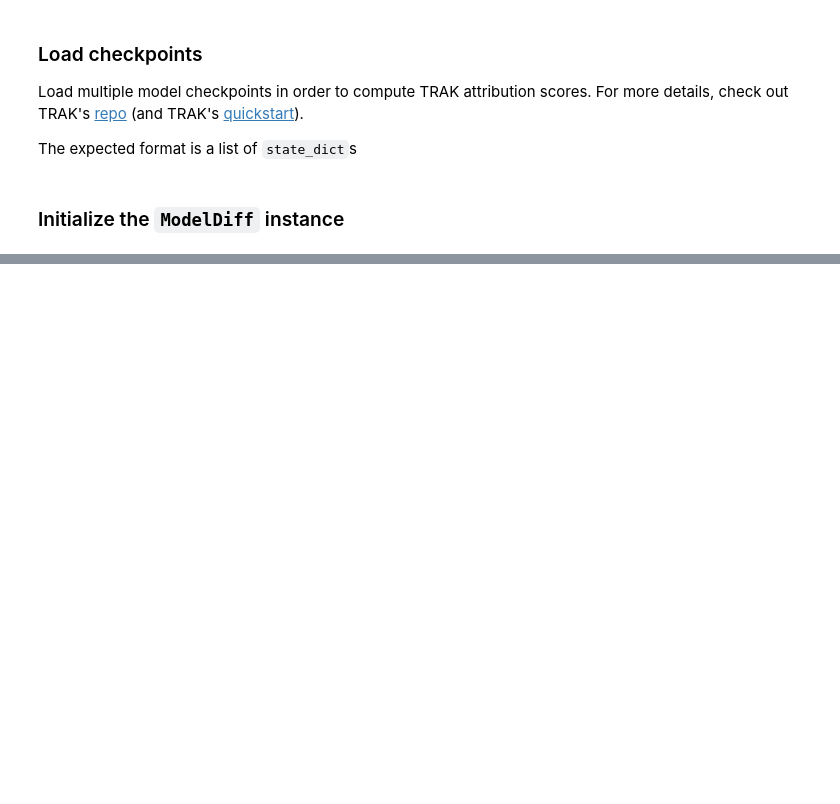
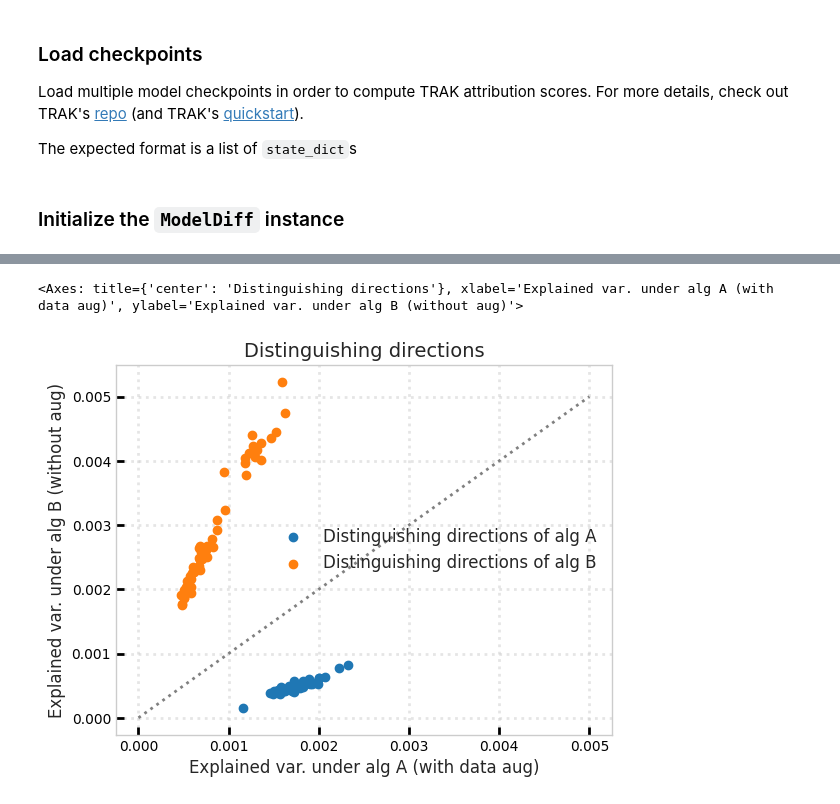
Before and after one commit to MadryLab/modeldiff, a Jupyter notebook: notebooks/api_example.ipynb, the cells around one changed output, grey strips where cells are left out. Drawn from its saved outputs; the diff is of its cells as text; code cells hidden in the pictures; blank space fills up the shorter version.

```diff
--- a/notebooks/api_example.ipynb
+++ b/notebooks/api_example.ipynb
@@ -135,0 +209,18 @@ That's it!
+# %%
+# plot explained variance
+ab_pairs = (diff1['variances']['A'], diff1['variances']['B'])
+ba_pairs = (diff2['variances']['B'], diff2['variances']['A'])
+
+plt.scatter(*ab_pairs, label='Distinguishing directions of alg A')
+plt.scatter(*ba_pairs, label='Distinguishing directions of alg B')
+x = np.linspace(0., 0.005)
+plt.plot(x,x, ls=':', lw=2, color='gray')
+
+plot_utils.update_ax(plt.gca(),
+                     'Distinguishing directions',
+                     'Explained var. under alg A (with data aug)',
+                     'Explained var. under alg B (without aug)',
+                     legend_loc='center right', )
+# %% [output]
+<Axes: title={'center': 'Distinguishing directions'}, xlabel='Explained var. under alg A (with data aug)', ylabel='Explained var. under alg B (without aug)'>
+[figure, added]
```
Also changed, not shown: parts of 29 cells of this notebook, 7 other files.
